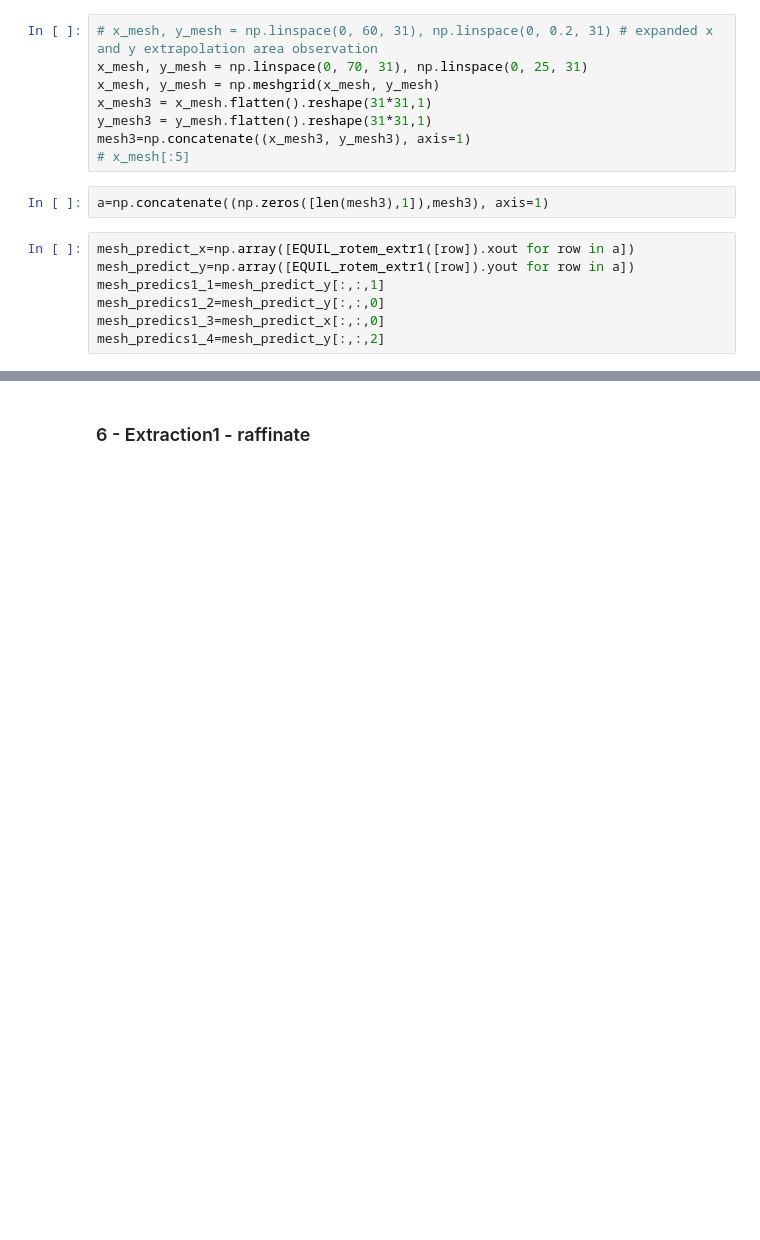
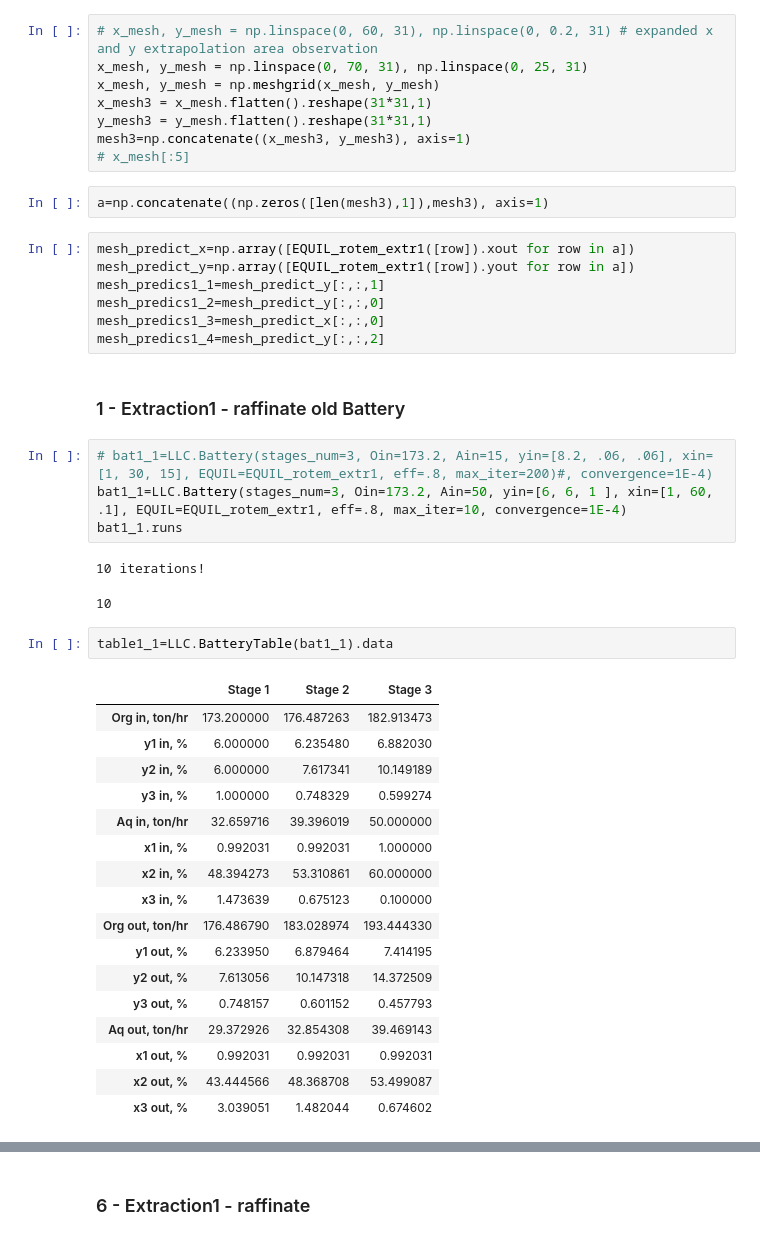
Before and after one commit to vladgap/LLC, a Jupyter notebook: Rotem LLC Extraction 1.ipynb, the cells around one changed output, grey strips where cells are left out. Drawn from its saved outputs; the diff is of its cells as text; blank space fills up the shorter version.

```diff
--- a/Rotem LLC Extraction 1.ipynb
+++ b/Rotem LLC Extraction 1.ipynb
@@ -719,3 +755,32 @@ mesh_predics1_1=mesh_predict_y[:,:,1]
 mesh_predics1_2=mesh_predict_y[:,:,0]
 mesh_predics1_3=mesh_predict_x[:,:,0]
 mesh_predics1_4=mesh_predict_y[:,:,2]
+# %% [markdown]
+### 1 - Extraction1 - raffinate old Battery
+# %%
+# bat1_1=LLC.Battery(stages_num=3, Oin=173.2, Ain=15, yin=[8.2, .06, .06], xin=[1, 30, 15], EQUIL=EQUIL_rotem_extr1, eff=.8, max_iter=200)#, convergence=1E-4)
+bat1_1=LLC.Battery(stages_num=3, Oin=173.2, Ain=50, yin=[6, 6, 1 ], xin=[1, 60, .1], EQUIL=EQUIL_rotem_extr1, eff=.8, max_iter=10, convergence=1E-4)
+bat1_1.runs
+# %% [output]
+10 iterations!
+10
+# %%
+table1_1=LLC.BatteryTable(bat1_1).data
+# %% [output]
+|  | Stage 1 | Stage 2 | Stage 3 |
+| Org in, ton/hr | 173.200000 | 176.487263 | 182.913473 |
+| y1 in, % | 6.000000 | 6.235480 | 6.882030 |
+| y2 in, % | 6.000000 | 7.617341 | 10.149189 |
+| y3 in, % | 1.000000 | 0.748329 | 0.599274 |
+| Aq in, ton/hr | 32.659716 | 39.396019 | 50.000000 |
+| x1 in, % | 0.992031 | 0.992031 | 1.000000 |
+| x2 in, % | 48.394273 | 53.310861 | 60.000000 |
+| x3 in, % | 1.473639 | 0.675123 | 0.100000 |
+| Org out, ton/hr | 176.486790 | 183.028974 | 193.444330 |
+| y1 out, % | 6.233950 | 6.879464 | 7.414195 |
+| y2 out, % | 7.613056 | 10.147318 | 14.372509 |
+| y3 out, % | 0.748157 | 0.601152 | 0.457793 |
+| Aq out, ton/hr | 29.372926 | 32.854308 | 39.469143 |
+| x1 out, % | 0.992031 | 0.992031 | 0.992031 |
+| x2 out, % | 43.444566 | 48.368708 | 53.499087 |
+| x3 out, % | 3.039051 | 1.482044 | 0.674602 |
```
Also changed, not shown: parts of 16 cells of this notebook.
